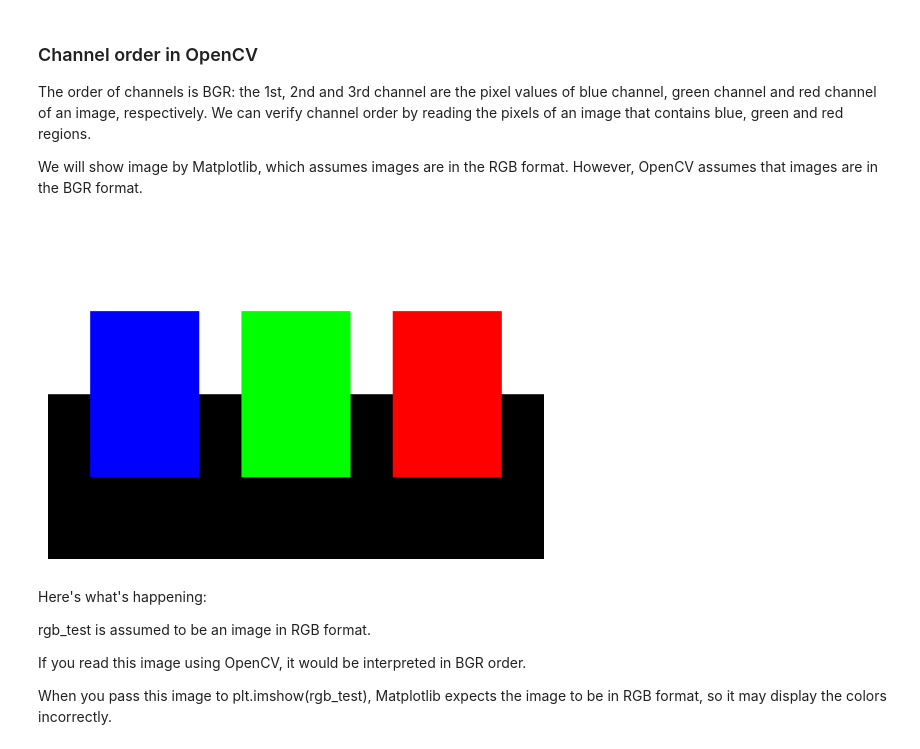
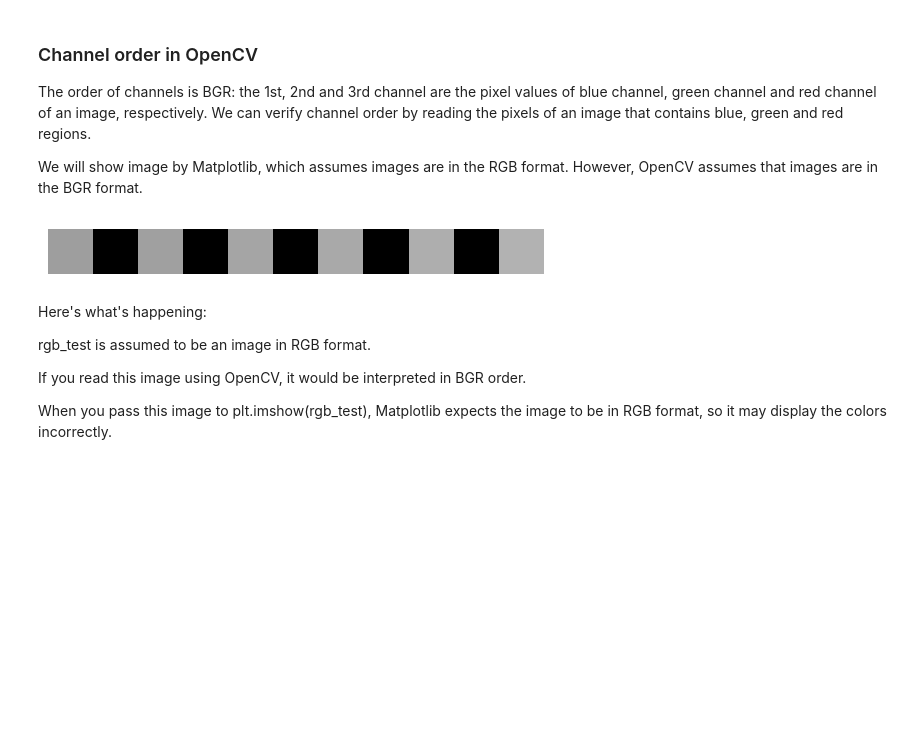
Before and after one commit to zimop/LaplacianCompression, a Jupyter notebook: week2/worksheet02.ipynb, the cells around one changed output. Saved outputs shown, nothing was run; the diff lists cells and outputs as text; code cells hidden in the pictures; blank space fills up the shorter version.

```diff
--- a/week2/worksheet02.ipynb
+++ b/week2/worksheet02.ipynb
@@ -447,11 +453,23 @@ The order of channels is BGR: the 1st, 2nd and 3rd channel are the pixel values
 We will show image by Matplotlib, which assumes images are in the RGB format. However, OpenCV assumes that images are in the BGR format.
 # %%
 # the original RGB image but show using BGR format
-plt.imshow(rgb_test)
+img = np.array([[[158, 158, 158,],
+ [  0,   0,   0,],
+ [160, 160, 160,],
+ [  0,   0,   0,],
+ [165, 165, 165,],
+ [  0,   0,   0,],
+ [169, 169, 169,],
+ [  0,   0,   0,],
+ [174, 174, 174,],
+ [  0,   0,   0,],
+ [178, 178, 178,],
+ ]])
+plt.imshow(img)
 plt.axis('off')
 plt.show()
 # %% [output]
-[figure, old version]
+[figure, new version]
 # %% [markdown]
 Here's what's happening:
 
```
Also changed, not shown: parts of 5 cells of this notebook, 1 other file.
